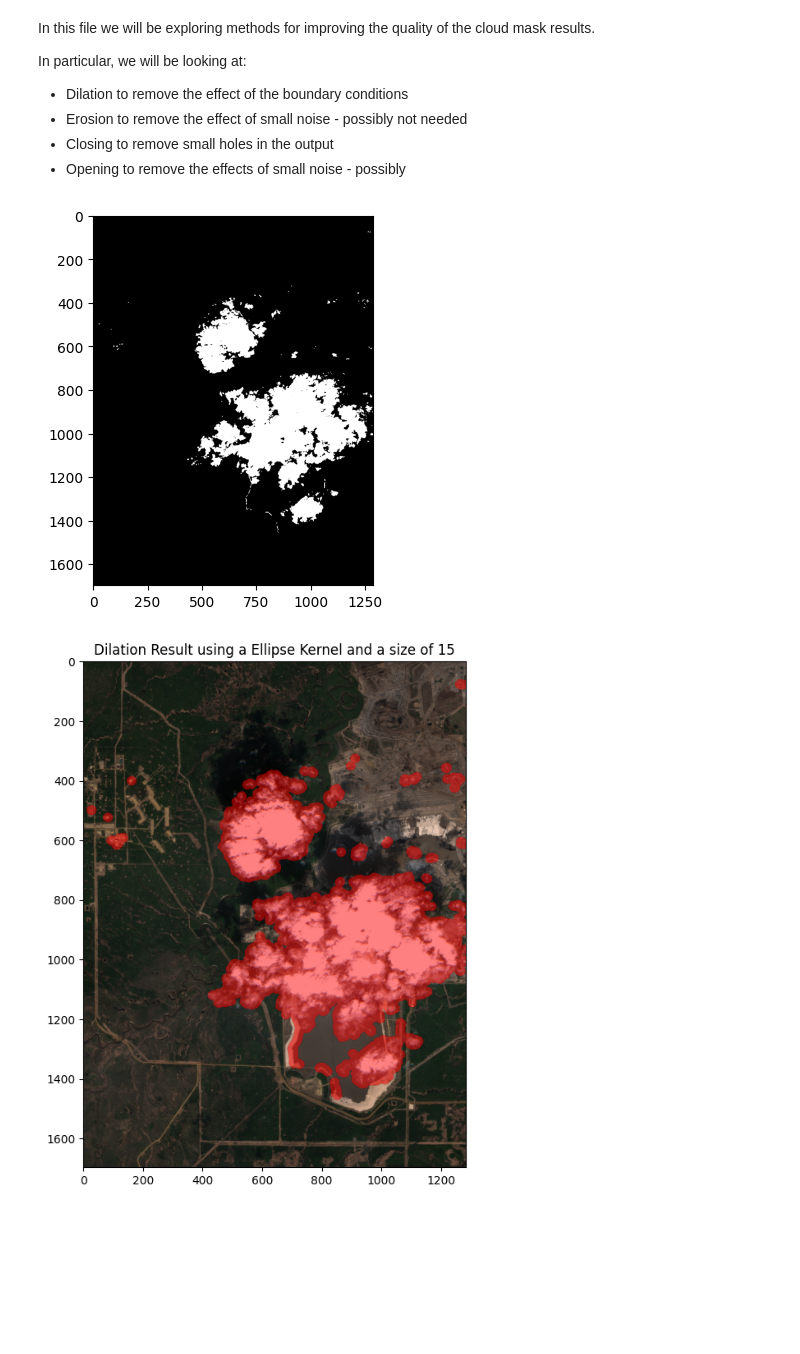
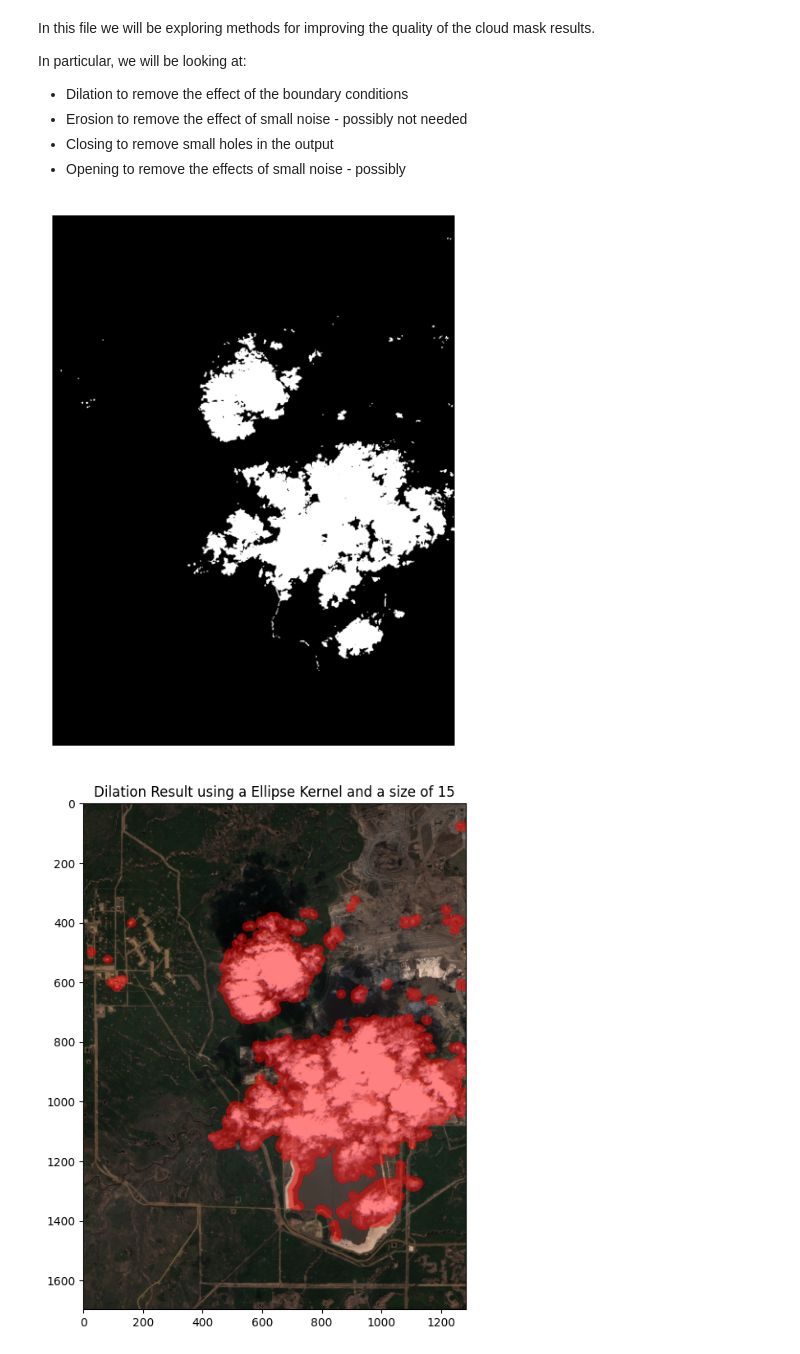
Before and after one commit to ebiederstadt/satellite-approximation, a Jupyter notebook: notebooks/cloud_masks.ipynb, the cells around one changed output. Cells and saved outputs as stored; diff of their text form; code cells hidden in the pictures; blank space fills up the shorter version.

```diff
--- a/notebooks/cloud_masks.ipynb
+++ b/notebooks/cloud_masks.ipynb
@@ -15,20 +15,24 @@ from pathlib import Path
 import rasterio
 import matplotlib.pyplot as plt
 import matplotlib.colors as colors
+import matplotlib as mpl
+
+mpl.rcParams['figure.dpi'] = 150
 # %%
 base_path = Path("/home/ebiederstadt/Documents/sentinel_cache/bbox-111.9314176_56.921209032_-111.6817217_57.105787570/2019-05-22/testing_cloud_detection")
 
 new_mask = rasterio.open(base_path.joinpath("new_mask.tif")).read(1)
 
 plt.imshow(new_mask, cmap=plt.cm.gray)
+plt.axis("off")
 
 rgb = rasterio.open(base_path.parent.joinpath("RGB.tif")).read()
 rgb_image = np.transpose(rgb, (1, 2, 0))
 
 norm = colors.Normalize(vmin=rgb_image.min(), vmax=rgb_image.max())
 rgb_image = norm(rgb_image)
 # %% [output]
-[figure, old version]
+[figure, new version]
 # %%
 dilation_size = 15
 dilation_shape = cv.MORPH_ELLIPSE
```
Also changed, not shown: parts of 4 cells of this notebook, 13 other files.
